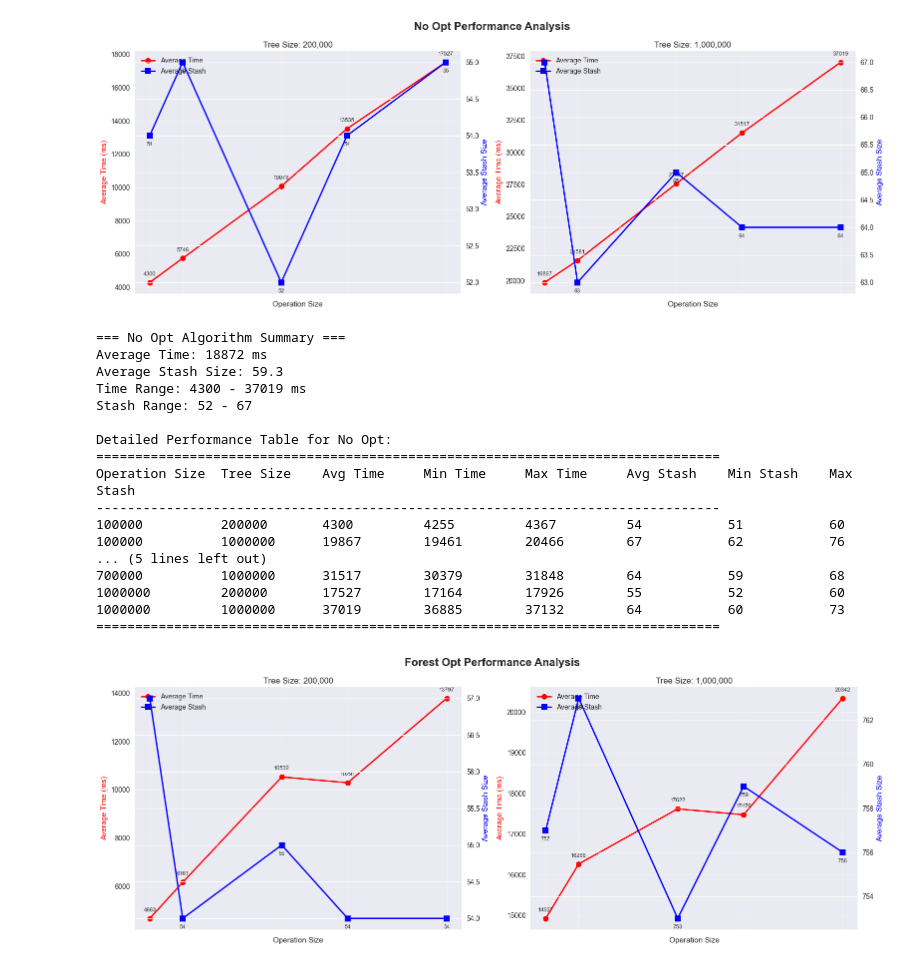
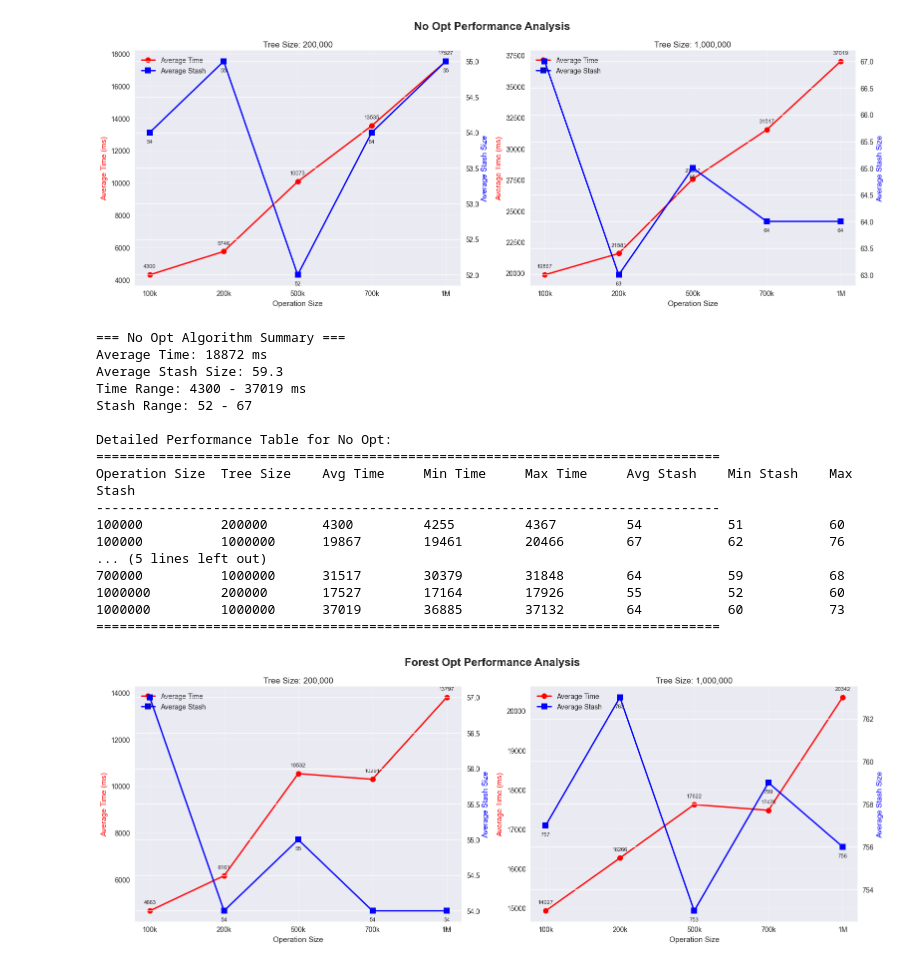
Before and after one commit to Maurice904/Path-Oram, a Jupyter notebook: plot/makeplot.ipynb, the cells around one changed output. Cells and saved outputs as stored; diff of their text form; code cells hidden in the pictures.

```diff
--- a/plot/makeplot.ipynb
+++ b/plot/makeplot.ipynb
@@ -43,25 +43,29 @@ for name, df in dataframes.items():
     # Tree size 200000 (first subplot)
     subset_200k = df[df['tree_size'] == 200000]
 
+    # Create evenly spaced x positions
+    x_positions = [0, 1, 2, 3, 4]
+    x_labels = ['100k', '200k', '500k', '700k', '1M']
+
     # Plot avg_time
-    line1 = ax1.plot(subset_200k['operate_size'], subset_200k['avg_time'],
+    line1 = ax1.plot(x_positions, subset_200k['avg_time'],
                      marker='o', linewidth=2, markersize=8, color='red',
                      label='Average Time')
 
     # Plot avg_stash on secondary y-axis
     ax1_twin = ax1.twinx()
-    line2 = ax1_twin.plot(subset_200k['operate_size'], subset_200k['avg_stash'],
+    line2 = ax1_twin.plot(x_positions, subset_200k['avg_stash'],
                           marker='s', linewidth=2, markersize=8, color='blue',
                           label='Average Stash')
 
     # Add value labels for time
-    for x, y in zip(subset_200k['operate_size'], subset_200k['avg_time']):
-        ax1.annotate(f'{y:.0f}', (x, y), textcoords="offset points",
+    for i, y in enumerate(subset_200k['avg_time']):
+        ax1.annotate(f'{y:.0f}', (i, y), textcoords="offset points",
                      xytext=(0,10), ha='center', fontsize=8)
 
     # Add value labels for stash
-    for x, y in zip(subset_200k['operate_size'], subset_200k['avg_stash']):
-        ax1_twin.annotate(f'{y:.0f}', (x, y), textcoords="offset points",
+    for i, y in enumerate(subset_200k['avg_stash']):
+        ax1_twin.annotate(f'{y:.0f}', (i, y), textcoords="offset points",
                           xytext=(0,-15), ha='center', fontsize=8)
 
     # Set labels and title for first subplot
@@ -71,9 +75,9 @@ for name, df in dataframes.items():
     ax1.set_title('Tree Size: 200,000')
     ax1.grid(True, alpha=0.3)
 
-    # Set x-axis ticks without numbers
-    ax1.set_xticks(subset_200k['operate_size'])
-    ax1.set_xticklabels([''] * len(subset_200k['operate_size']))
+    # Set x-axis ticks with evenly spaced labels
+    ax1.set_xticks(x_positions)
+    ax1.set_xticklabels(x_labels)
 
     # Combine legends
     lines1, labels1 = ax1.get_legend_handles_labels()
@@ -84,24 +88,24 @@ for name, df in dataframes.items():
     subset_1m = df[df['tree_size'] == 1000000]
 
     # Plot avg_time
-    line3 = ax2.plot(subset_1m['operate_size'], subset_1m['avg_time'],
+    line3 = ax2.plot(x_positions, subset_1m['avg_time'],
                      marker='o', linewidth=2, markersize=8, color='red',
                      label='Average Time')
 
     # Plot avg_stash on secondary y-axis
     ax2_twin = ax2.twinx()
-    line4 = ax2_twin.plot(subset_1m['operate_size'], subset_1m['avg_stash'],
+    line4 = ax2_twin.plot(x_positions, subset_1m['avg_stash'],
                           marker='s', linewidth=2, markersize=8, color='blue',
                           label='Average Stash')
 
     # Add value labels for time
-    for x, y in zip(subset_1m['operate_size'], subset_1m['avg_time']):
-        ax2.annotate(f'{y:.0f}', (x, y), textcoords="offset points",
+    for i, y in enumerate(subset_1m['avg_time']):
+        ax2.annotate(f'{y:.0f}', (i, y), textcoords="offset points",
                      xytext=(0,10), ha='center', fontsize=8)
 
     # Add value labels for stash
-    for x, y in zip(subset_1m['operate_size'], subset_1m['avg_stash']):
-        ax2_twin.annotate(f'{y:.0f}', (x, y), textcoords="offset points",
+    for i, y in enumerate(subset_1m['avg_stash']):
+        ax2_twin.annotate(f'{y:.0f}', (i, y), textcoords="offset points",
                           xytext=(0,-15), ha='center', fontsize=8)
 
     # Set labels and title for second subplot
@@ -111,9 +115,9 @@ for name, df in dataframes.items():
     ax2.set_title('Tree Size: 1,000,000')
     ax2.grid(True, alpha=0.3)
 
-    # Set x-axis ticks without numbers
-    ax2.set_xticks(subset_1m['operate_size'])
-    ax2.set_xticklabels([''] * len(subset_1m['operate_size']))
+    # Set x-axis ticks with evenly spaced labels
+    ax2.set_xticks(x_positions)
+    ax2.set_xticklabels(x_labels)
 
     # Combine legends
     lines3, labels3 = ax2.get_legend_handles_labels()
@@ -158,34 +162,34 @@ for name, df in dataframes.items():
         'Max Time (ms)': df['avg_time'].max(),
         'Avg Stash': df['avg_stash'].mean(),
         'Min Stash': df['avg_stash'].min(),
         'Max Stash': df['avg_stash'].max(),
         'Time Std Dev': df['avg_time'].std(),
         'Stash Std Dev': df['avg_stash'].std()
     })
 
 comparison_df = pd.DataFrame(comparison_data)
 print(comparison_df.to_string(index=False, float_format='%.1f'))
 
 # Create ranking table
 print("\n" + "="*80)
 print("PERFORMANCE RANKINGS")
 print("="*80)
 
 # Time performance ranking
 time_ranking = comparison_df.sort_values('Avg Time (ms)')
 print("\nTime Performance Ranking (Best to Worst):")
 for i, (_, row) in enumerate(time_ranking.iterrows(), 1):
     print(f"{i}. {row['Algorithm']}: {row['Avg Time (ms)']:.0f} ms")
 
 # Stash performance ranking
 stash_ranking = comparison_df.sort_values('Avg Stash')
 print("\nStash Size Ranking (Best to Worst):")
 for i, (_, row) in enumerate(stash_ranking.iterrows(), 1):
     print(f"{i}. {row['Algorithm']}: {row['Avg Stash']:.1f}")
 
 print("\n" + "="*80)
 # %% [output]
-[figure, old version]
+[figure, new version]
 === No Opt Algorithm Summary ===
 Average Time: 18872 ms
 Average Stash Size: 59.3
@@ -203,7 +207,7 @@ Operation Size  Tree Size    Avg Time     Min Time     Max Time     Avg Stash
 1000000         200000       17527        17164        17926        55           52           60
 1000000         1000000      37019        36885        37132        64           60           73
 ================================================================================
-[figure, old version]
+[figure, new version]
 === Forest Opt Algorithm Summary ===
 Average Time: 13208 ms
 Average Stash Size: 406.2
```
Also changed, not shown: parts of 1 cell of this notebook.
